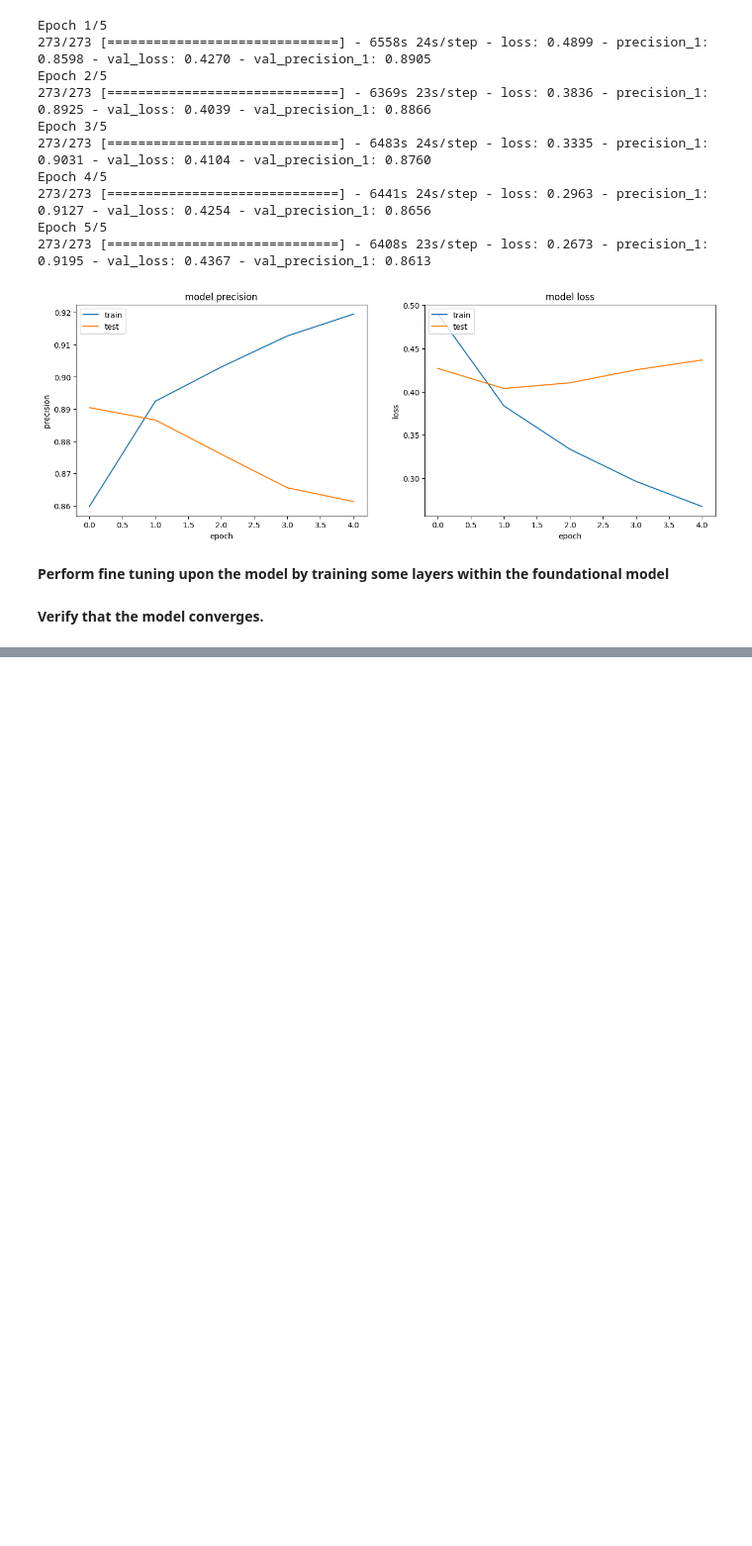
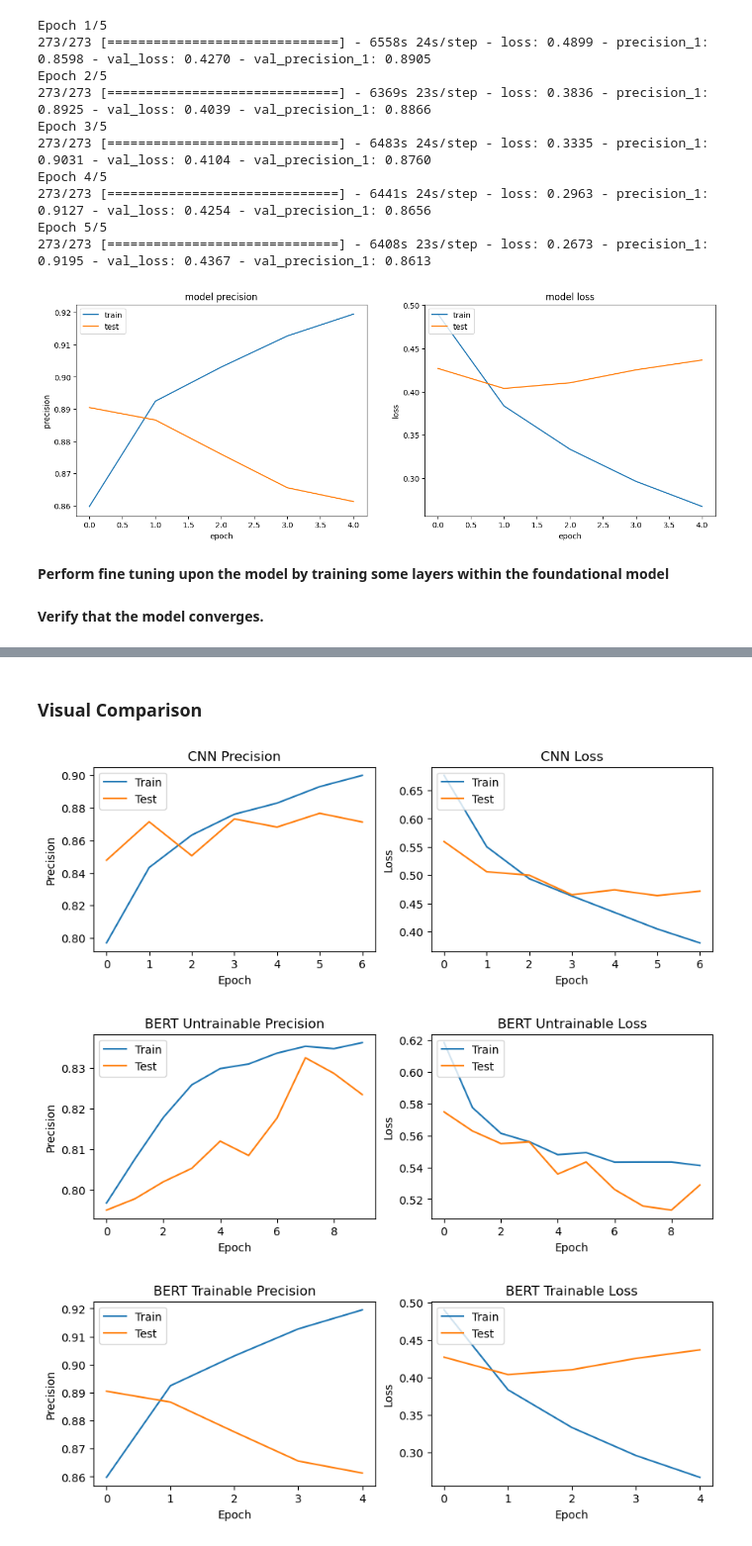
Before and after one commit to cphchip/cs8321_code, a Jupyter notebook: Lab 2/Henderson_48996654_Lab_2a.ipynb, the cells around one changed output, grey strips where cells are left out. Shown at 99% size. Drawn from its saved outputs; the diff is of its cells as text; code cells hidden in the pictures; blank space fills up the shorter version.

```diff
--- a/Lab 2/Henderson_48996654_Lab_2a.ipynb
+++ b/Lab 2/Henderson_48996654_Lab_2a.ipynb
@@ -897,0 +901,54 @@ plt.show()
+# %% [markdown]
+### Visual Comparison
+# %%
+# Source: Modified from ChatGPT code
+import pandas as pd
+import matplotlib.pyplot as plt
+
+# Load data from CSV file
+history_files = [
+    './Full_training_20240306/cnn_training.csv',
+    './Full_training_20240306/bert_untrainable_training_2.csv',
+    './Full_training_20240306/bert_trainable_training.csv'
+]
+
+model_names = ['CNN','BERT Untrainable','BERT Trainable']
+
+cnn_histories = pd.read_csv(history_files[0])
+bert_untrainable_histories = pd.read_csv(history_files[1])
+bert_trainable_histories = pd.read_csv(history_files[2])
+
+history_data = [
+    cnn_histories,
+    bert_untrainable_histories,
+    bert_trainable_histories
+]
+
+for i in range(3):
+    data = history_data[i]
+
+    # From ChatGPT to modify plotting code
+    # Plot precision
+    plt.figure(figsize=(10, 3))
+    plt.subplot(121)
+    plt.plot(data['epoch'], data['precision'])
+    plt.plot(data['epoch'], data['val_precision'])
+    plt.title(f'{model_names[i]} Precision')
+    plt.ylabel('Precision')
+    plt.xlabel('Epoch')
+    plt.legend(['Train', 'Test'], loc='upper left')
+
+    # Plot loss
+    plt.subplot(122)
+    plt.plot(data['epoch'], data['loss'])
+    plt.plot(data['epoch'], data['val_loss'])
+    plt.title(f'{model_names[i]} Loss')
+    plt.ylabel('Loss')
+    plt.xlabel('Epoch')
+    plt.legend(['Train', 'Test'], loc='upper left')
+
+plt.show()
+# %% [output]
+[figure, added]
+[figure, added]
+[figure, added]
```
Also changed, not shown: parts of 21 cells of this notebook.
